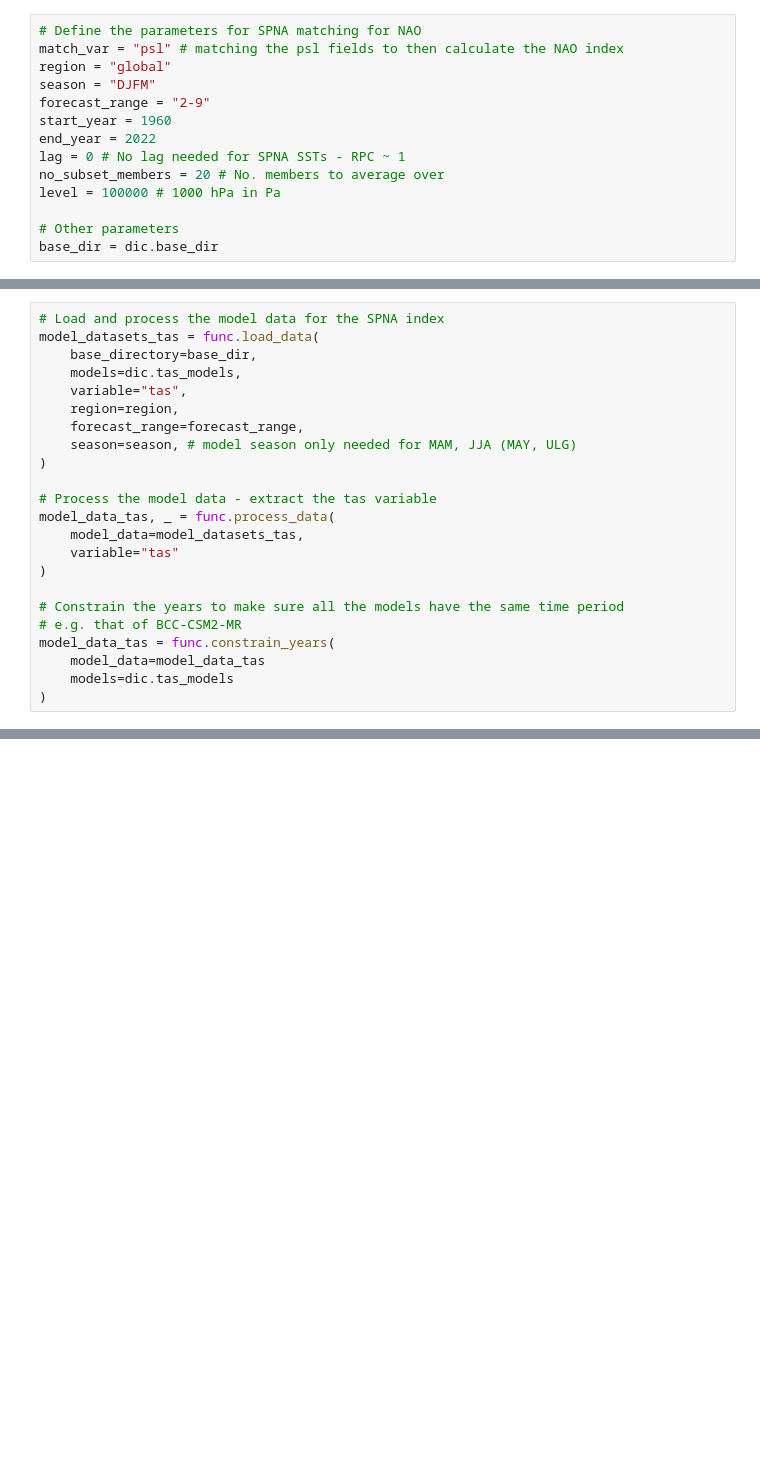
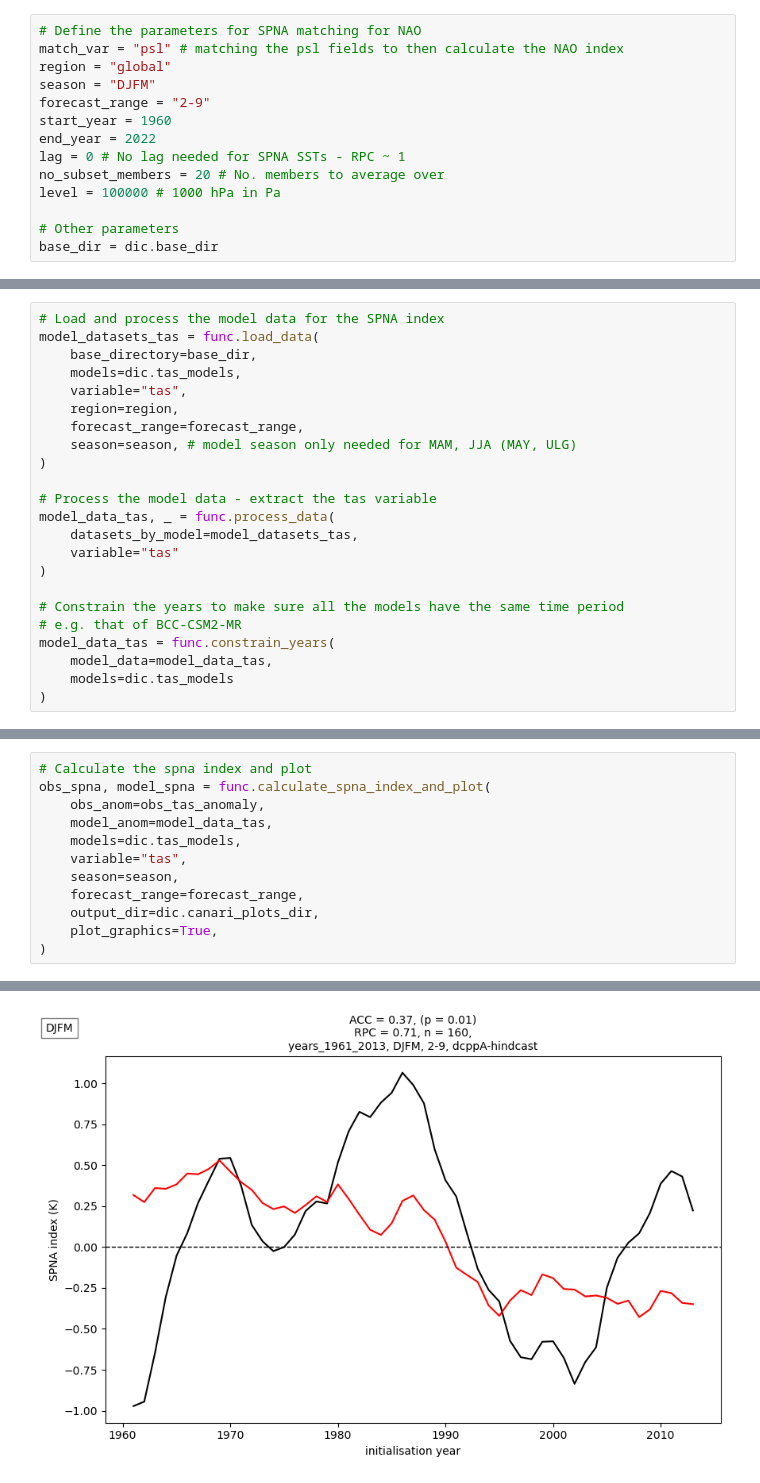
Before and after one commit to benhutchmet/skill-maps, a Jupyter notebook: python/testing-nao-spna-match-skill.ipynb, the cells around one changed output, grey strips where cells are left out. Saved outputs shown, nothing was run; the diff lists cells and outputs as text; blank space fills up the shorter version.

Commit message:
continuing to add processing for spna matching for psl

```diff
--- a/python/testing-nao-spna-match-skill.ipynb
+++ b/python/testing-nao-spna-match-skill.ipynb
@@ -563,13 +581,13 @@ model_datasets_tas = func.load_data(
 
 # Process the model data - extract the tas variable
 model_data_tas, _ = func.process_data(
-    model_data=model_datasets_tas,
+    datasets_by_model=model_datasets_tas,
     variable="tas"
 )
 
 # Constrain the years to make sure all the models have the same time period
 # e.g. that of BCC-CSM2-MR
 model_data_tas = func.constrain_years(
-    model_data=model_data_tas
+    model_data=model_data_tas,
     models=dic.tas_models
 )
@@ -583,0 +637,13 @@ obs_tas_anomaly, model_data_tas, _ = func.remove_years_with_nans_nao(
+# %%
+# Calculate the spna index and plot
+obs_spna, model_spna = func.calculate_spna_index_and_plot(
+    obs_anom=obs_tas_anomaly,
+    model_anom=model_data_tas,
+    models=dic.tas_models,
+    variable="tas",
+    season=season,
+    forecast_range=forecast_range,
+    output_dir=dic.canari_plots_dir,
+    plot_graphics=True,
+)
+# %% [output]
@@ -583,0 +666 @@ obs_tas_anomaly, model_data_tas, _ = func.remove_years_with_nans_nao(
+[figure, added]
```
Also changed, not shown: parts of 9 cells of this notebook.
